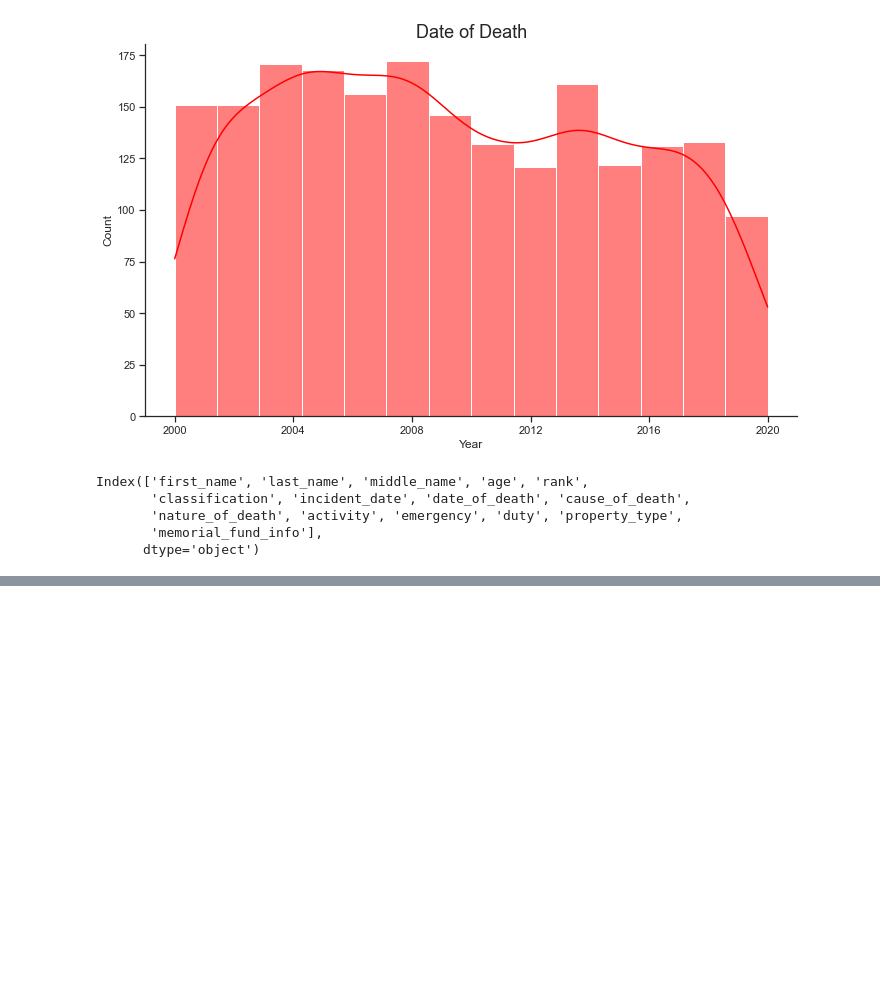
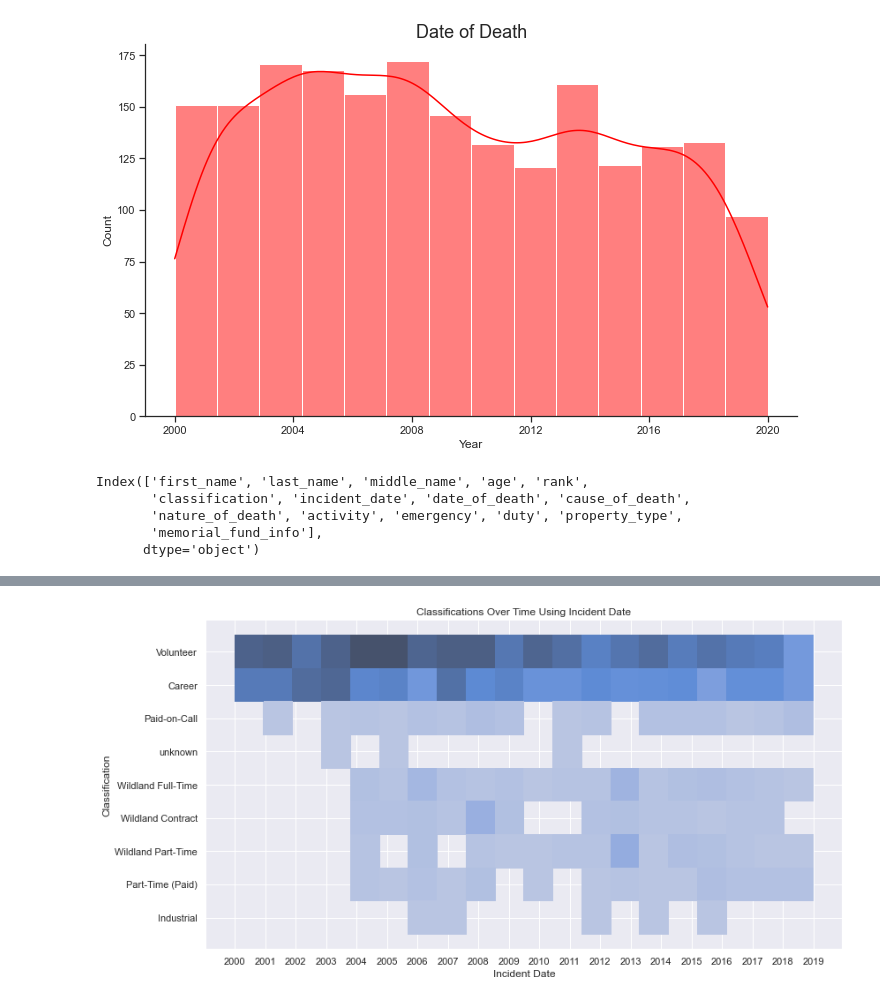
Before and after one commit to abcjamesjordan/firefigher_fatalities, a Jupyter notebook: ff_analysis.ipynb, the cells around one changed output, grey strips where cells are left out. Saved outputs shown, nothing was run; the diff lists cells and outputs as text; code cells hidden in the pictures; blank space fills up the shorter version.

```diff
--- a/ff_analysis.ipynb
+++ b/ff_analysis.ipynb
@@ -526,0 +531,15 @@ cont_names = ['age', 'incident_date', 'date_of_death']
+# %%
+# Exclude incidents prior to 2000 because of a lack of data to make it representative of incidents
+df_copy = df.copy()
+df = df[df['incident_date'].dt.year >= datetime(2000, 1, 1).year]
+# %%
+years = list(df['incident_date'].dt.year.unique())
+# %%
+sns.displot(data=df, x=df['incident_date'].dt.year, y='classification', height=6, aspect=2, bins=len(years))
+plt.title('Classifications Over Time Using Incident Date')
+plt.xlabel('Incident Date')
+plt.ylabel('Classification')
+plt.xticks(years);
+# plt.savefig('images/classification_vs_incident_date.png', bbox_inches='tight')
+# %% [output]
+[figure, added]
```
Also changed, not shown: parts of 3 cells of this notebook, 2 other files.
